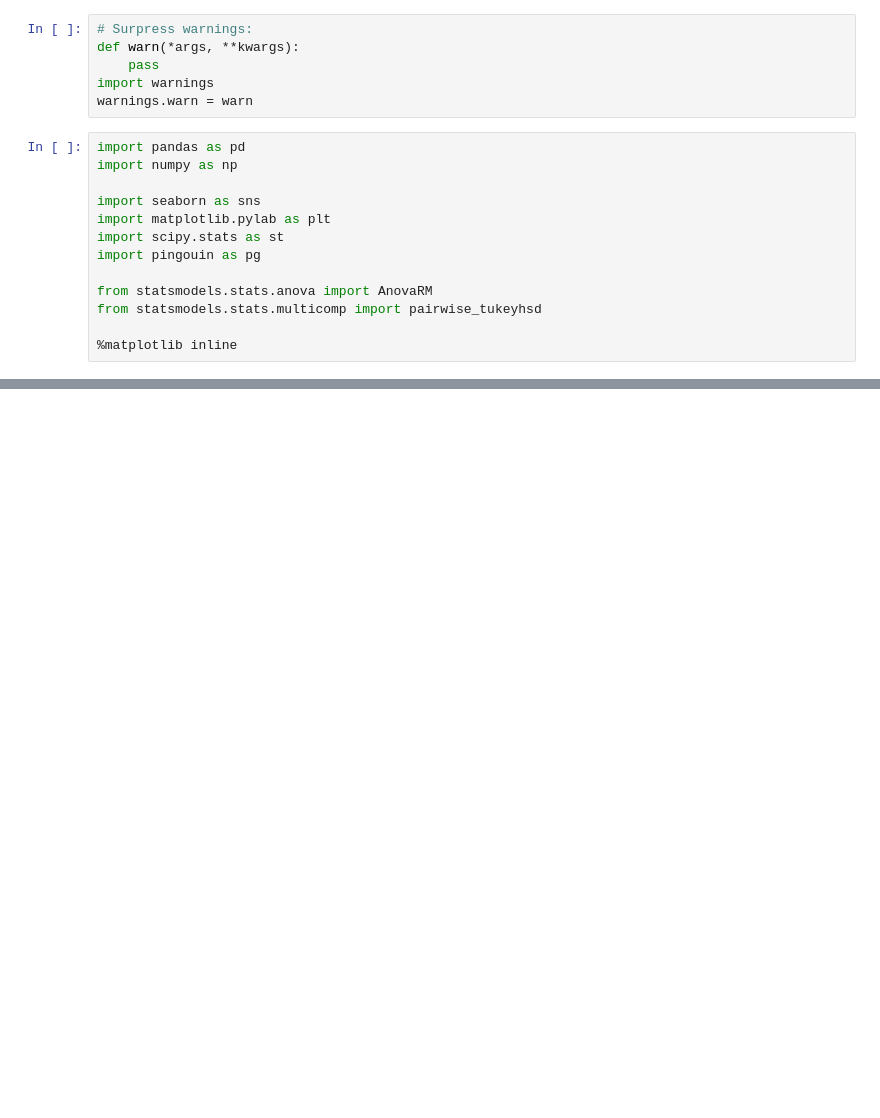
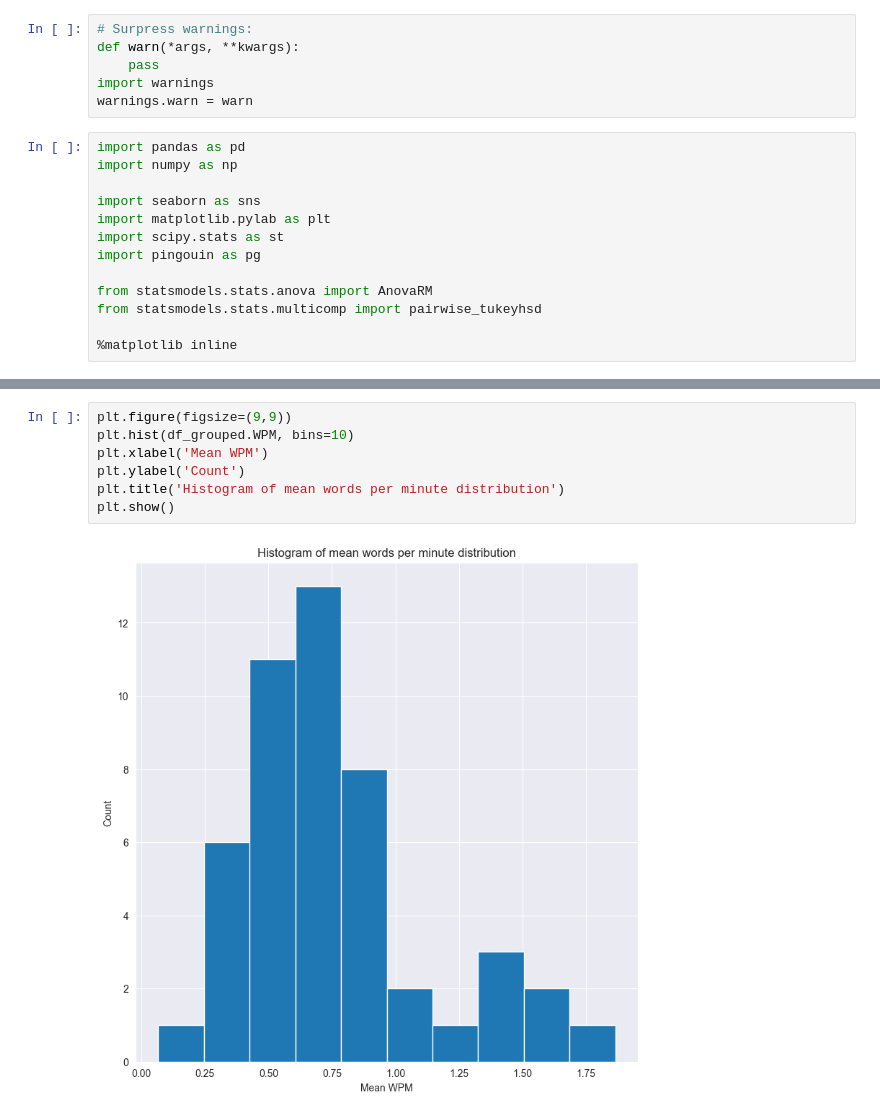
Before and after one commit to File500/HCI_Project_, a Jupyter notebook: HCI_Proj/HCI_EDA.ipynb, the cells around one changed output, grey strips where cells are left out. Saved outputs shown, nothing was run; the diff lists cells and outputs as text; blank space fills up the shorter version.

```diff
--- a/HCI_Proj/HCI_EDA.ipynb
+++ b/HCI_Proj/HCI_EDA.ipynb
@@ -119,0 +158,9 @@ Free-roam Left-Right  -0.2016 0.0015 -0.3217 -0.0815   True
+# %%
+plt.figure(figsize=(9,9))
+plt.hist(df_grouped.WPM, bins=10)
+plt.xlabel('Mean WPM')
+plt.ylabel('Count')
+plt.title('Histogram of mean words per minute distribution')
+plt.show()
+# %% [output]
+[figure, added]
```
Also changed, not shown: parts of 19 cells of this notebook.
